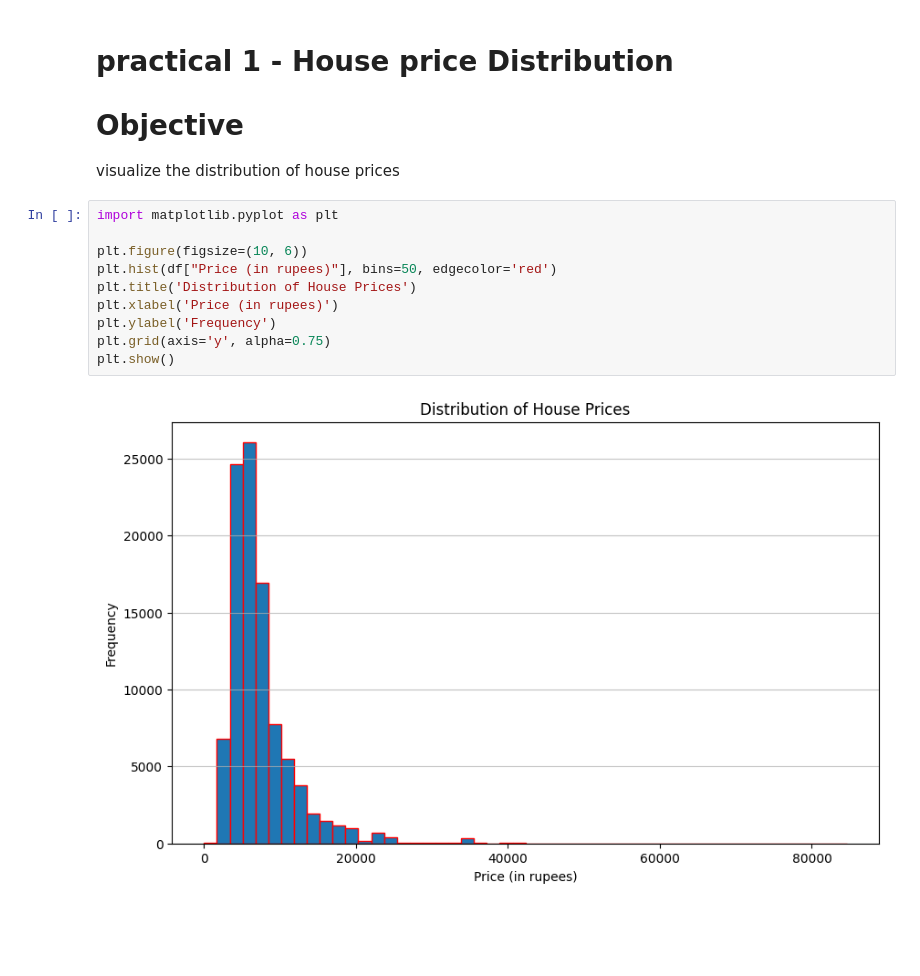
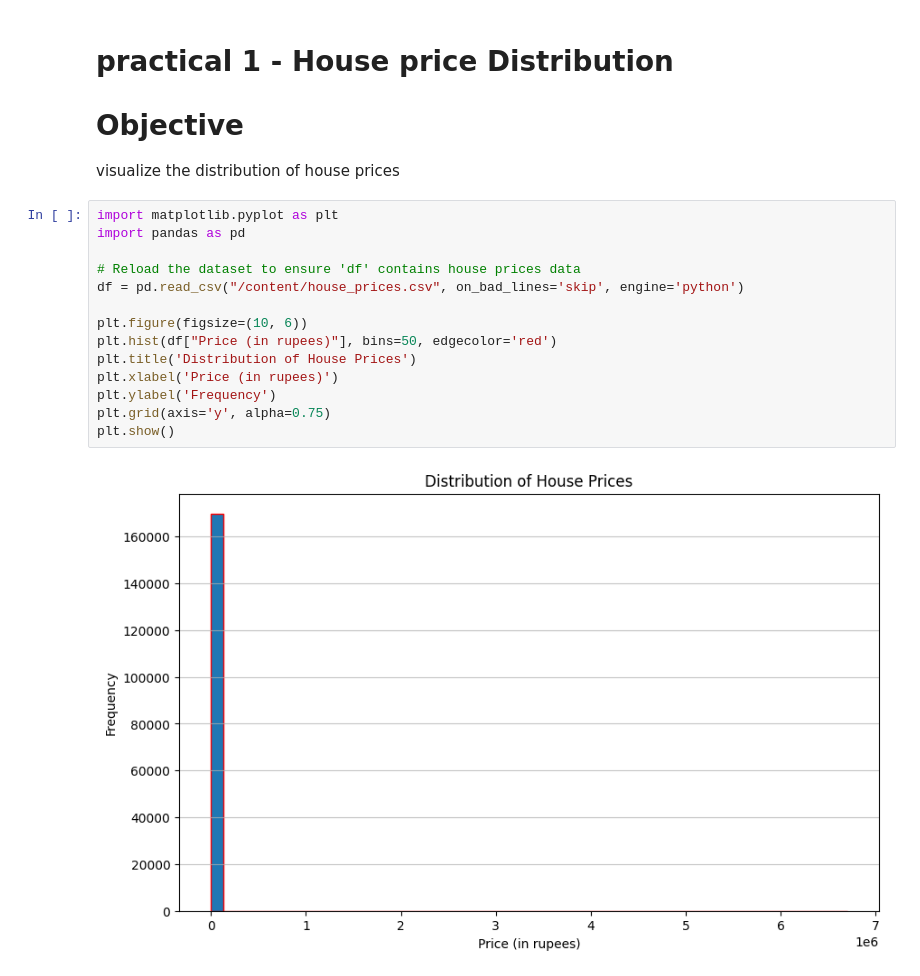
Before and after one commit to anshurishabh/DSAI-practice, a Jupyter notebook: Module_1_Pyhton_Programming_for_DS.ipynb, the cells around one changed output. Cells and saved outputs as stored; diff of their text form; blank space fills up the shorter version.

```diff
--- a/Module_1_Pyhton_Programming_for_DS.ipynb
+++ b/Module_1_Pyhton_Programming_for_DS.ipynb
@@ -2054,13 +2054,17 @@ DataFrame Columns: Index(['Index', 'Title', 'Description', 'Amount(in rupees)',
  visualize the distribution of house prices
 # %%
 import matplotlib.pyplot as plt
+import pandas as pd
+
+# Reload the dataset to ensure 'df' contains house prices data
+df = pd.read_csv("/content/house_prices.csv", on_bad_lines='skip', engine='python')
 
 plt.figure(figsize=(10, 6))
 plt.hist(df["Price (in rupees)"], bins=50, edgecolor='red')
 plt.title('Distribution of House Prices')
 plt.xlabel('Price (in rupees)')
 plt.ylabel('Frequency')
 plt.grid(axis='y', alpha=0.75)
 plt.show()
 # %% [output]
-[figure, old version]
+[figure, new version]
```
Also changed, not shown: parts of 1 cell of this notebook.
